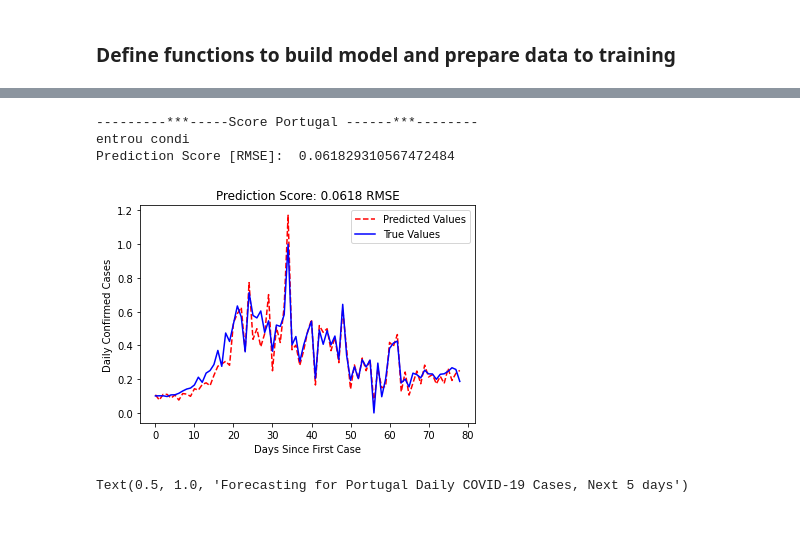
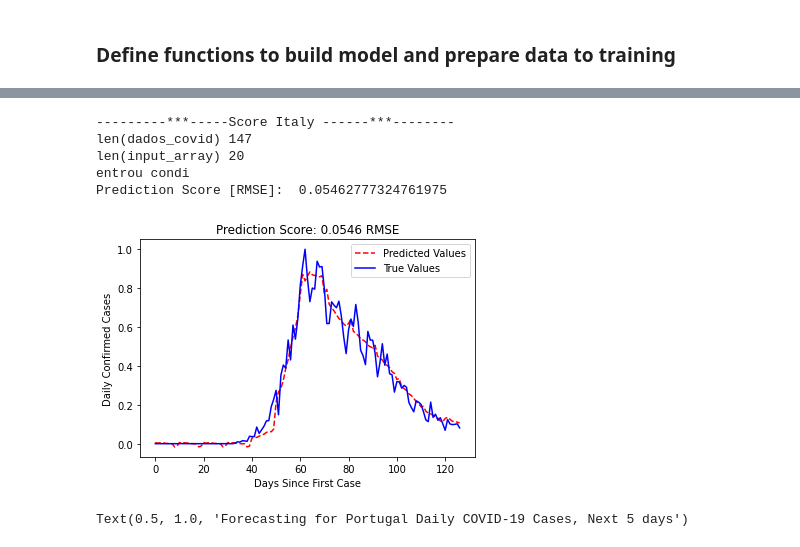
Before and after one commit to deniseiras/trabalho_cap239_b, a Jupyter notebook: RNN_To_COVID19_Predictions.ipynb, the cells around one changed output, grey strips where cells are left out. Saved outputs shown, nothing was run; the diff lists cells and outputs as text; code cells hidden in the pictures.

```diff
--- a/RNN_To_COVID19_Predictions.ipynb
+++ b/RNN_To_COVID19_Predictions.ipynb
@@ -372,14 +370,22 @@ def geraValidacao(pais,modelo,n_entrada,n_saida):
     daily_cases = organizar_dados(str(os.getcwd()),"Number_Daily_Cases",pais)
     dados_covid, X,y, input_array, scaler = preparar_dados(daily_cases, n_entrada, n_saida)
 
+    print("len(dados_covid)", len(dados_covid))
+    print("len(input_array)", len(input_array))
     #Carrega modelo já Treinado
     modelo = carregaModelo(modelo)
 
     list_pred = []
     for i in range(0, len(dados_covid), n_saida):
         input_array_test =  np.array(dados_covid[i:(i+n_entrada)])
-        if len(input_array_test) < n_entrada:
+
+        # ====== TEST DENIS ==============
+        while len(input_array_test) < n_entrada:
            input_array_test = np.append(input_array_test,[0],axis = None)
+
+        # if len(input_array_test) < n_entrada:
+        #   input_array_test = np.append(input_array_test,[0],axis = None)
+
         y_predict_val_test = predict(modelo,input_array_test,n_entrada)
         list_pred.append(y_predict_val_test)
 
@@ -406,20 +412,22 @@ def geraValidacao(pais,modelo,n_entrada,n_saida):
 # %%
 '''
 Validação países
 '''
-print("---------***-----Score Portugal ------***--------")
+print("---------***-----Score Italy ------***--------")
 #modelo 1
 #pontos de entrada
-n_entrada = 5
+n_entrada = 20
 #pontos de saida
-n_saida = 5
+n_saida = 10
 #Parametros: (pais,modelo,n_entrada,n_saida,t,lim_pred,lim_true):
-score_portugal_1 = geraValidacao("Portugal","Modelo_Portugal_v1",n_entrada,n_saida)
+score_italy_1 = geraValidacao("Italy","Modelo_Italy_v1",n_entrada,n_saida)
 # %% [output]
----------***-----Score Portugal ------***--------
+---------***-----Score Italy ------***--------
+len(dados_covid) 147
+len(input_array) 20
 entrou condi
-Prediction Score [RMSE]:  0.061829310567472484
+Prediction Score [RMSE]:  0.05462777324761975
-[figure, old version]
+[figure, new version]
 # %%
 '''
 MODELO ESCOLHIDO PARA A PREDIÇÃO DE PONTOS FUTUROS
```
Also changed, not shown: parts of 3 cells of this notebook.
